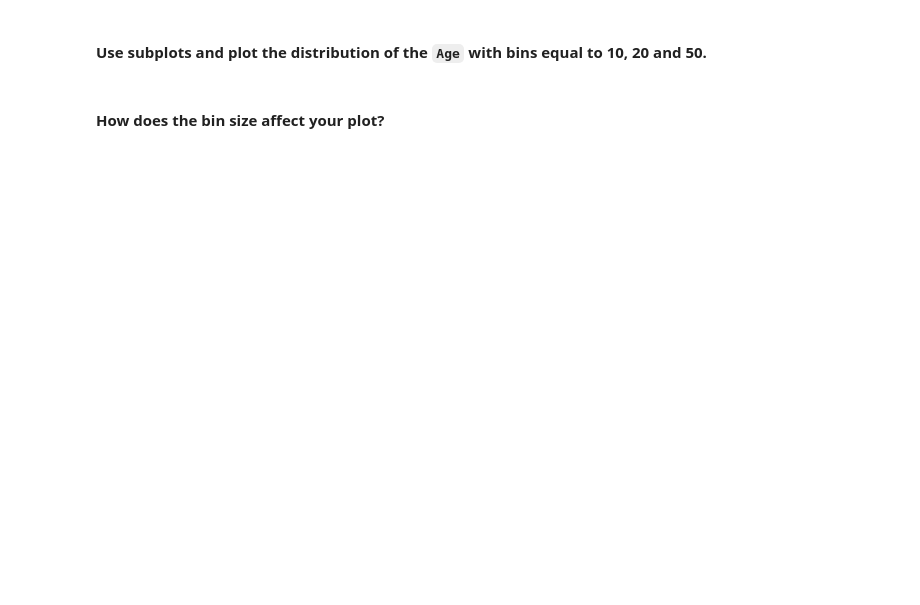
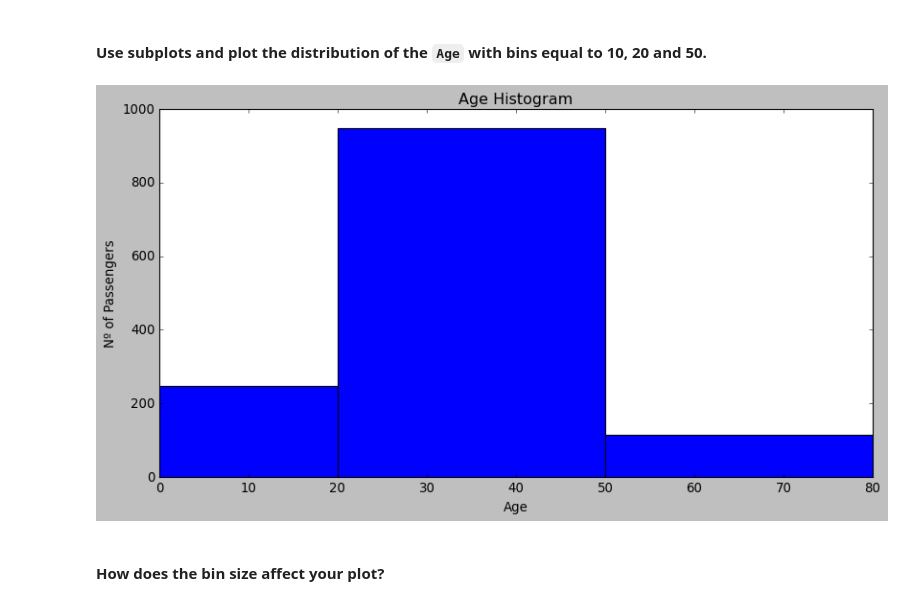
Before and after one commit to alvaro-saez/dataptmad1121_labs, a Jupyter notebook: module-2/matplotlib-seaborn/your-code/[matplotlib-seaborn] Alvaro Saez.ipynb, the cells around one changed output. Cells and saved outputs as stored; diff of their text form; code cells hidden in the pictures; blank space fills up the shorter version.

```diff
--- a/module-2/matplotlib-seaborn/your-code/[matplotlib-seaborn] Alvaro Saez.ipynb
+++ b/module-2/matplotlib-seaborn/your-code/[matplotlib-seaborn] Alvaro Saez.ipynb
@@ -330,2 +374,13 @@ plt.show()
+# %%
+# your code here
+fig_titanic_age_bins, ax_titanic_age_bins =  plt.subplots(nrows=1, ncols=1,figsize=(12, 6))
+ax_titanic_age_bins.hist(titanic_db["Age"].tolist(), bins = [0,20,50,80])
+ax_titanic_age_bins.set_xlabel("Age")
+ax_titanic_age_bins.set_ylabel("Nº of Passengers")
+ax_titanic_age_bins.set_title("Age Histogram")
+plt.style.use('seaborn-muted')
+plt.show()
+# %% [output]
+[figure, added]
 # %% [markdown]
 #### How does the bin size affect your plot?
```
Also changed, not shown: parts of 23 cells of this notebook.
